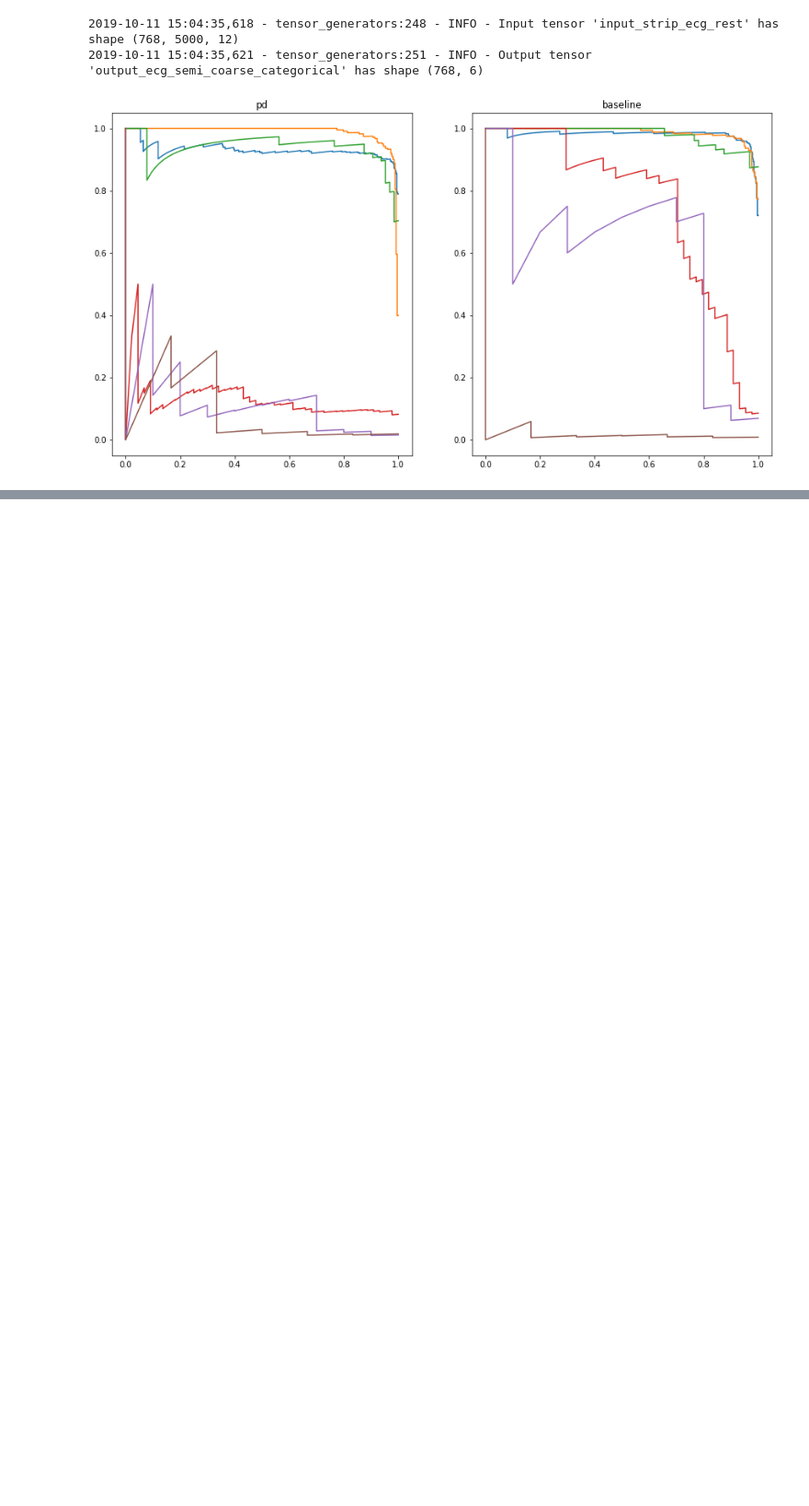
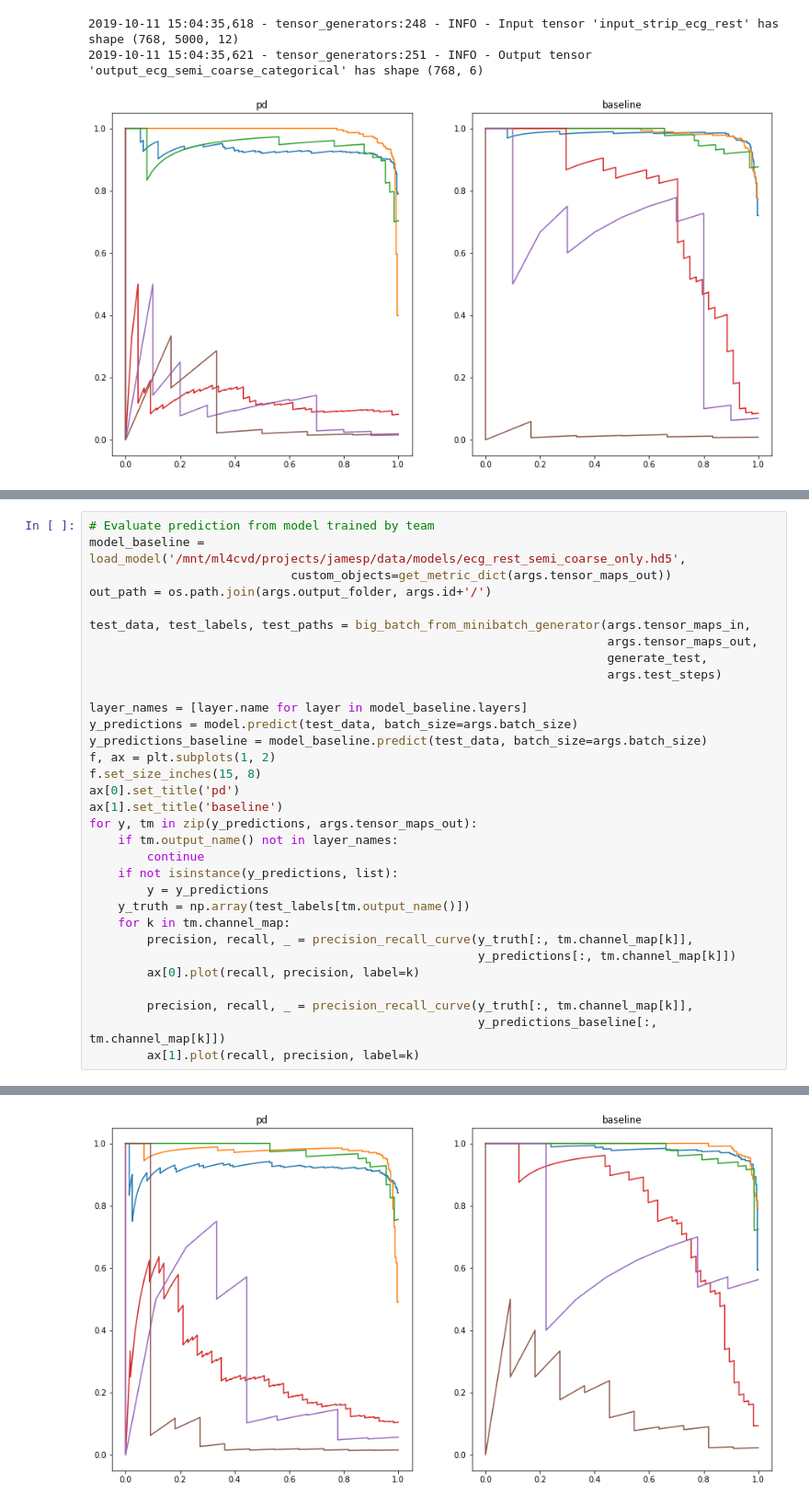
Before and after one commit to deflaux/ml4h, a Jupyter notebook: notebooks/ecg_rest/ecg_compare_baselines.ipynb, the cells around one changed output, grey strips where cells are left out. Shown at 92% size. Saved outputs shown, nothing was run; the diff lists cells and outputs as text; blank space fills up the shorter version.

```diff
--- a/notebooks/ecg_rest/ecg_compare_baselines.ipynb
+++ b/notebooks/ecg_rest/ecg_compare_baselines.ipynb
@@ -237,0 +278,33 @@ args.epoch
+# %%
+# Evaluate prediction from model trained by team
+model_baseline = load_model('/mnt/ml4cvd/projects/jamesp/data/models/ecg_rest_semi_coarse_only.hd5',
+                            custom_objects=get_metric_dict(args.tensor_maps_out))
+out_path = os.path.join(args.output_folder, args.id+'/')
+
+test_data, test_labels, test_paths = big_batch_from_minibatch_generator(args.tensor_maps_in,
+                                                                        args.tensor_maps_out,
+                                                                        generate_test,
+                                                                        args.test_steps)
+
+layer_names = [layer.name for layer in model_baseline.layers]
+y_predictions = model.predict(test_data, batch_size=args.batch_size)
+y_predictions_baseline = model_baseline.predict(test_data, batch_size=args.batch_size)
+f, ax = plt.subplots(1, 2)
+f.set_size_inches(15, 8)
+ax[0].set_title('pd')
+ax[1].set_title('baseline')
+for y, tm in zip(y_predictions, args.tensor_maps_out):
+    if tm.output_name() not in layer_names:
+        continue
+    if not isinstance(y_predictions, list):
+        y = y_predictions
+    y_truth = np.array(test_labels[tm.output_name()])
+    for k in tm.channel_map:
+        precision, recall, _ = precision_recall_curve(y_truth[:, tm.channel_map[k]],
+                                                      y_predictions[:, tm.channel_map[k]])
+        ax[0].plot(recall, precision, label=k)
+
+        precision, recall, _ = precision_recall_curve(y_truth[:, tm.channel_map[k]],
+                                                      y_predictions_baseline[:, tm.channel_map[k]])
+        ax[1].plot(recall, precision, label=k)
+# %% [output]
@@ -237,0 +313 @@ args.epoch
+[figure, added]
```
Also changed, not shown: parts of 7 cells of this notebook.
